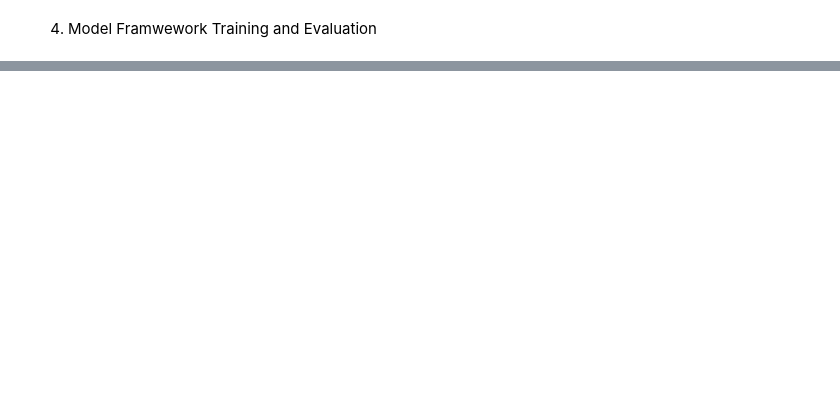
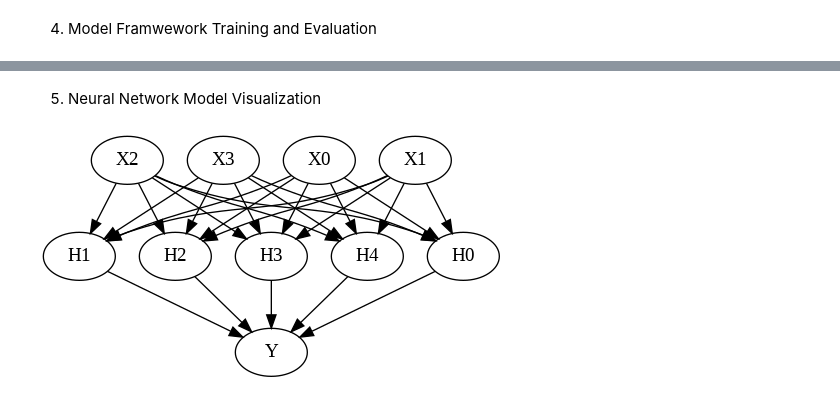
Before and after one commit to Lancerty/MXNetFramework, a Jupyter notebook: mxnet_framework.ipynb, the cells around one changed output, grey strips where cells are left out. Cells and saved outputs as stored; diff of their text form; code cells hidden in the pictures; blank space fills up the shorter version.

Commit message:
implemented graphviz framework model visualizer

```diff
--- a/mxnet_framework.ipynb
+++ b/mxnet_framework.ipynb
@@ -122,0 +105,36 @@ Epoch 499, testing loss: 0.021905
+# %% [markdown]
+5. Neural Network Model Visualization
+# %%
+# Create a Digraph object
+dot = Digraph()
+
+# Add the input nodes
+for i in range(4):
+    dot.node('X%d' % i, label='X%d' % i)
+
+# Add the hidden layer nodes
+for i in range(neurons):
+    dot.node('H%d' % i, label='H%d' % i, shape='ellipse')
+
+# Add the output node
+dot.node('Y', label='Y')
+
+# Add the edges between the input and hidden layer nodes
+for i in range(4):
+    for j in range(neurons):
+        dot.edge('X%d' % i, 'H%d' % j)
+
+# Add the edges between the hidden layer and output nodes
+dot.edge('H0', 'Y')
+for i in range(1, neurons):
+    dot.edge('H%d' % i, 'Y')
+
+# Render the graph as a PNG file
+dot.format = 'png'
+dot.render('neural_network')
+
+# Display the PNG file
+from IPython.display import Image
+Image(filename='neural_network.png')
+# %% [output]
+[figure, added]
```
Also changed, not shown: parts of 2 cells of this notebook.
